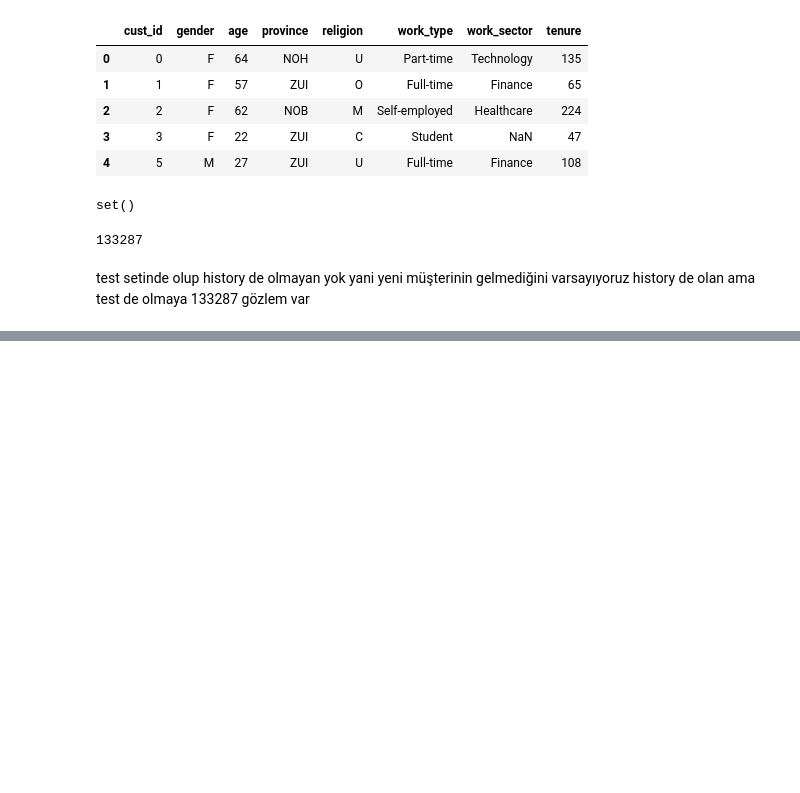
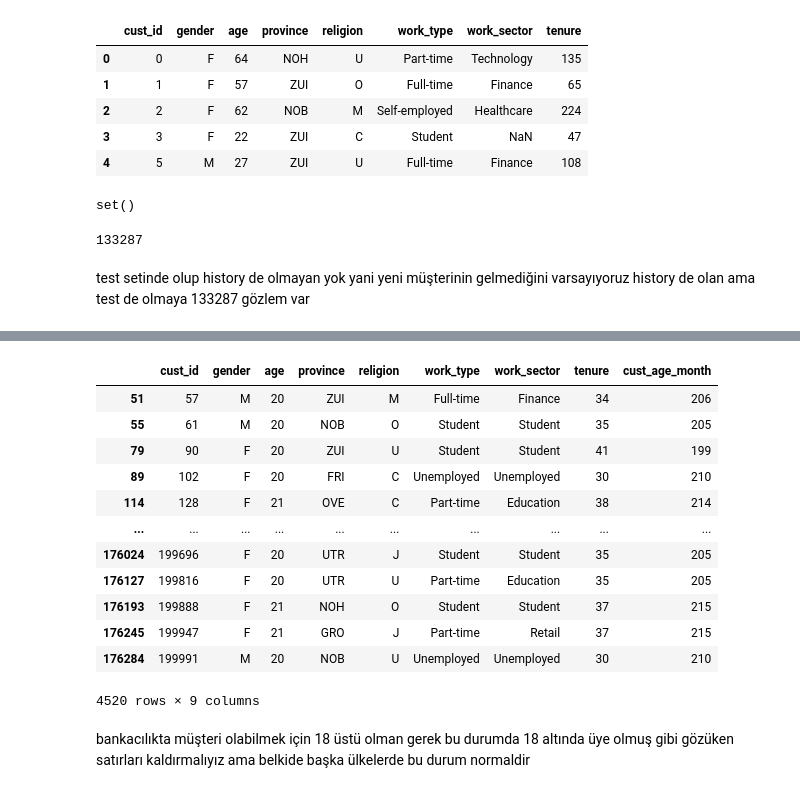
Before and after one commit to osman-tkdmr/ING_Datathon, a Jupyter notebook: analysis.ipynb, the cells around one changed output, grey strips where cells are left out. Drawn from its saved outputs; the diff is of its cells as text; code cells hidden in the pictures; blank space fills up the shorter version.

Commit message:
- uv için readme - basit feature engineering ve preprocessing

```diff
--- a/analysis.ipynb
+++ b/analysis.ipynb
@@ -123,0 +119,18 @@ dtype: int64
+# %%
+customers[customers["cust_age_month"] / 12 < 18]
+# %% [output]
+|  | cust_id | gender | age | province | religion | work_type | work_sector | tenure | cust_age_month |
+| 51 | 57 | M | 20 | ZUI | M | Full-time | Finance | 34 | 206 |
+| 55 | 61 | M | 20 | NOB | O | Student | Student | 35 | 205 |
+| 79 | 90 | F | 20 | ZUI | U | Student | Student | 41 | 199 |
+| 89 | 102 | F | 20 | FRI | C | Unemployed | Unemployed | 30 | 210 |
+| 114 | 128 | F | 21 | OVE | C | Part-time | Education | 38 | 214 |
+| ... | ... | ... | ... | ... | ... | ... | ... | ... | ... |
+| 176024 | 199696 | F | 20 | UTR | J | Student | Student | 35 | 205 |
+| 176127 | 199816 | F | 20 | UTR | U | Part-time | Education | 35 | 205 |
+| 176193 | 199888 | F | 21 | NOH | O | Student | Student | 37 | 215 |
+| 176245 | 199947 | F | 21 | GRO | J | Part-time | Retail | 37 | 215 |
+| 176284 | 199991 | M | 20 | NOB | U | Unemployed | Unemployed | 30 | 210 |
+4520 rows × 9 columns
+# %% [markdown]
+bankacılıkta müşteri olabilmek için 18 üstü olman gerek bu durumda 18 altında üye olmuş gibi gözüken satırları kaldırmalıyız ama belkide başka ülkelerde bu durum normaldir
```
Also changed, not shown: parts of 30 cells of this notebook, 4 other files.
